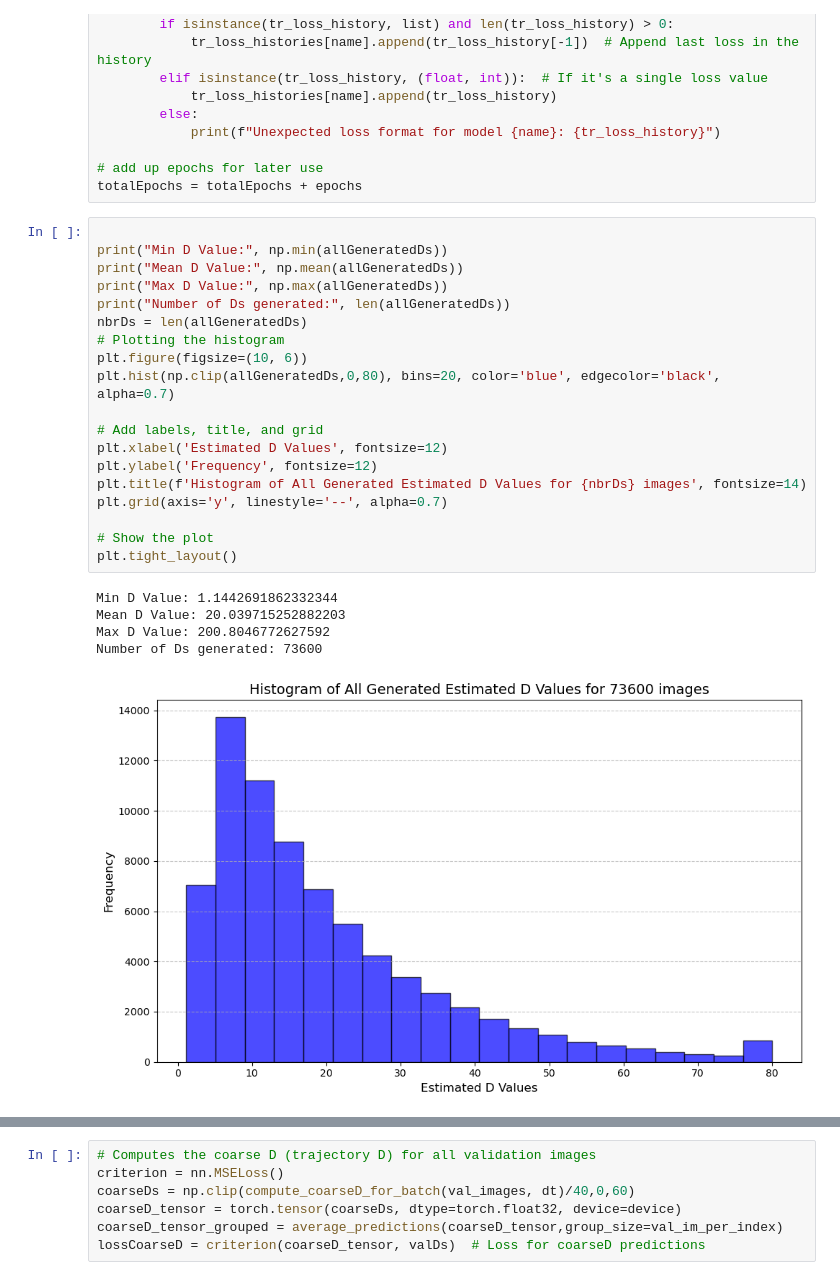
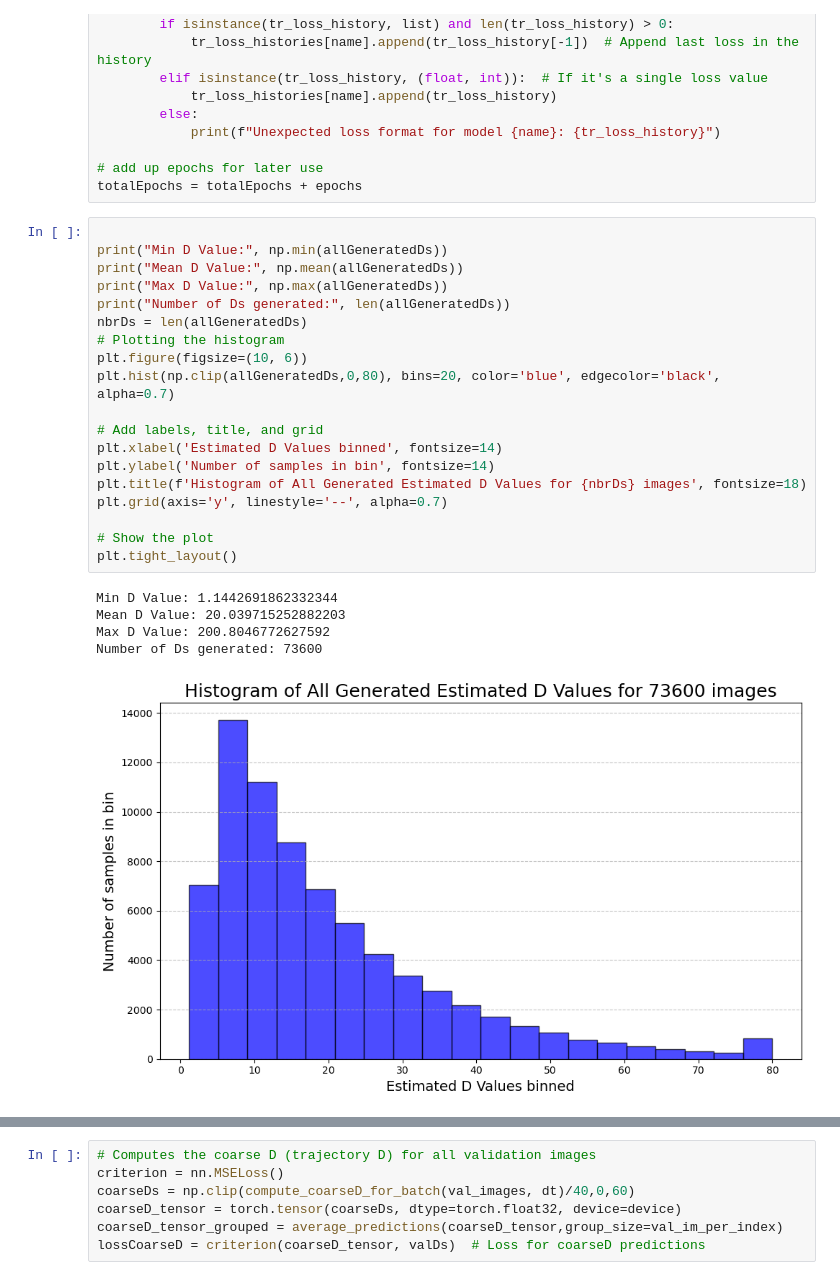
Before and after one commit to CS-433/ml-project-2-big-burger, a Jupyter notebook: ModelTrainPipeline.ipynb, the cells around one changed output, grey strips where cells are left out. Saved outputs shown, nothing was run; the diff lists cells and outputs as text.

```diff
--- a/ModelTrainPipeline.ipynb
+++ b/ModelTrainPipeline.ipynb
@@ -216,28 +216,28 @@ totalEpochs = totalEpochs + epochs
 # %%
 
 print("Min D Value:", np.min(allGeneratedDs))
 print("Mean D Value:", np.mean(allGeneratedDs))
 print("Max D Value:", np.max(allGeneratedDs))
 print("Number of Ds generated:", len(allGeneratedDs))
 nbrDs = len(allGeneratedDs)
 # Plotting the histogram
 plt.figure(figsize=(10, 6))
 plt.hist(np.clip(allGeneratedDs,0,80), bins=20, color='blue', edgecolor='black', alpha=0.7)
 
 # Add labels, title, and grid
-plt.xlabel('Estimated D Values', fontsize=12)
-plt.ylabel('Frequency', fontsize=12)
-plt.title(f'Histogram of All Generated Estimated D Values for {nbrDs} images', fontsize=14)
+plt.xlabel('Estimated D Values binned', fontsize=14)
+plt.ylabel('Number of samples in bin', fontsize=14)
+plt.title(f'Histogram of All Generated Estimated D Values for {nbrDs} images', fontsize=18)
 plt.grid(axis='y', linestyle='--', alpha=0.7)
 
 # Show the plot
 plt.tight_layout()
 # %% [output]
 Min D Value: 1.1442691862332344
 Mean D Value: 20.039715252882203
 Max D Value: 200.8046772627592
 Number of Ds generated: 73600
-[figure, old version]
+[figure, new version]
 # %%
 plt.figure(figsize=(10, 6))
 for model_name, losses in val_loss_histories.items():
```
Also changed, not shown: parts of 3 cells of this notebook, 3 other files.
